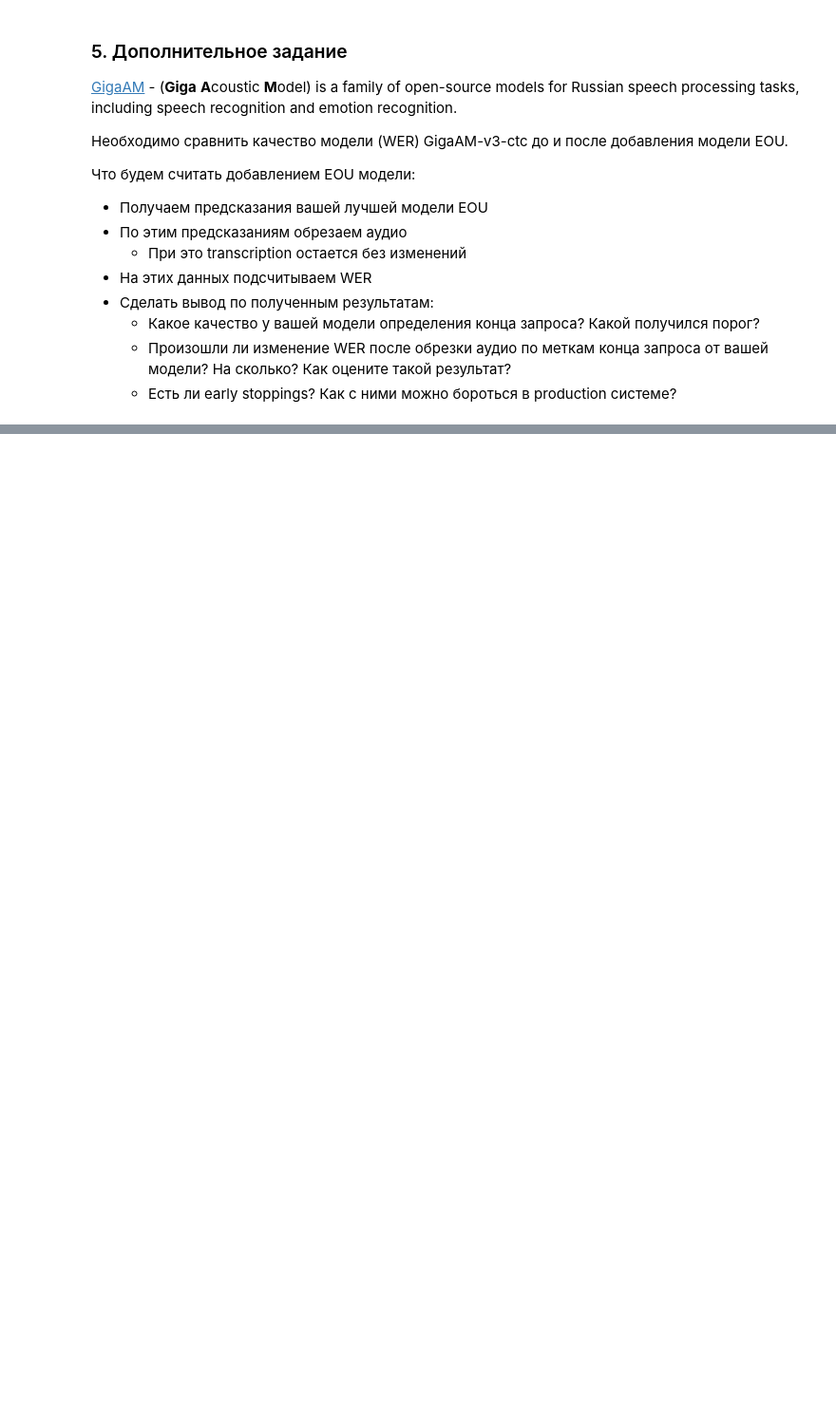
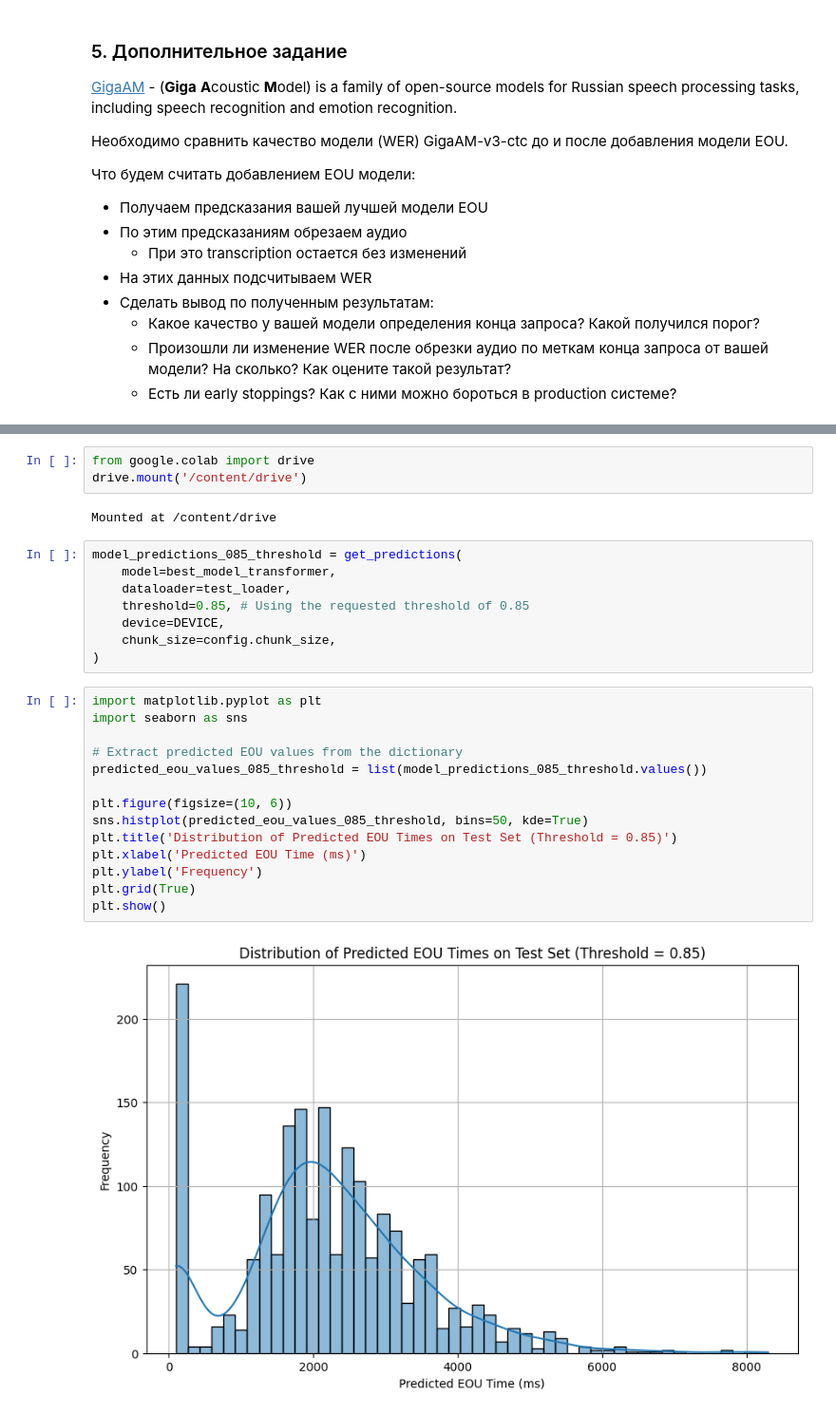
Before and after one commit to viktorsh94/-8.-CSS3-.SASS.-Flexbox.-, a Jupyter notebook: week_10_speech_voice_assistant_pipeline/Homework/dls_week_10_homework.ipynb, the cells around one changed output, grey strips where cells are left out. Shown at 95% size. Cells and saved outputs as stored; diff of their text form; blank space fills up the shorter version.

```diff
--- a/week_10_speech_voice_assistant_pipeline/Homework/dls_week_10_homework.ipynb
+++ b/week_10_speech_voice_assistant_pipeline/Homework/dls_week_10_homework.ipynb
@@ -929,0 +1801,29 @@ solution.to_csv(f'{WORK_DIR}/runs/solution.csv', index=False)
+# %%
+from google.colab import drive
+drive.mount('/content/drive')
+# %% [output]
+Mounted at /content/drive
+# %%
+model_predictions_085_threshold = get_predictions(
+    model=best_model_transformer,
+    dataloader=test_loader,
+    threshold=0.85, # Using the requested threshold of 0.85
+    device=DEVICE,
+    chunk_size=config.chunk_size,
+)
+# %%
+import matplotlib.pyplot as plt
+import seaborn as sns
+
+# Extract predicted EOU values from the dictionary
+predicted_eou_values_085_threshold = list(model_predictions_085_threshold.values())
+
+plt.figure(figsize=(10, 6))
+sns.histplot(predicted_eou_values_085_threshold, bins=50, kde=True)
+plt.title('Distribution of Predicted EOU Times on Test Set (Threshold = 0.85)')
+plt.xlabel('Predicted EOU Time (ms)')
+plt.ylabel('Frequency')
+plt.grid(True)
+plt.show()
+# %% [output]
+[figure, added]
```
Also changed, not shown: parts of 36 cells of this notebook.
